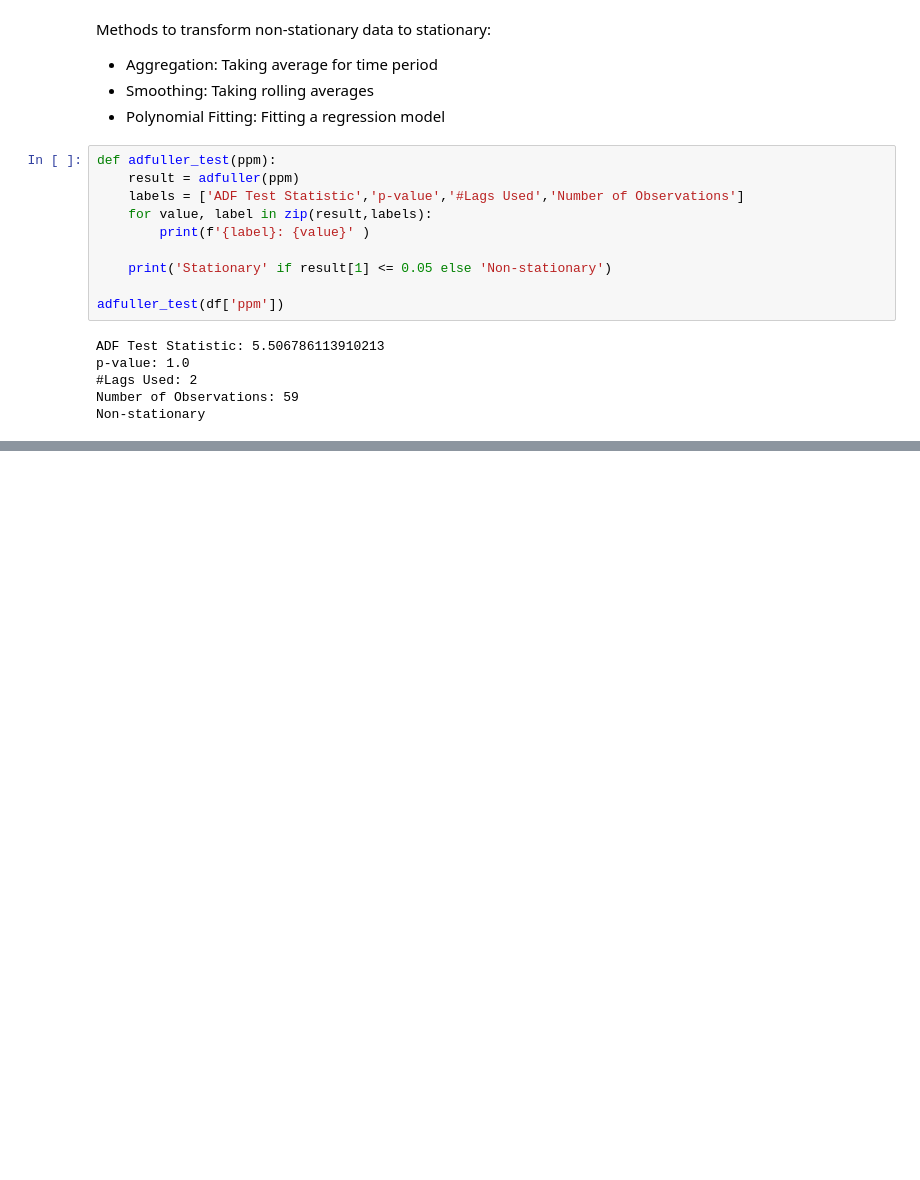
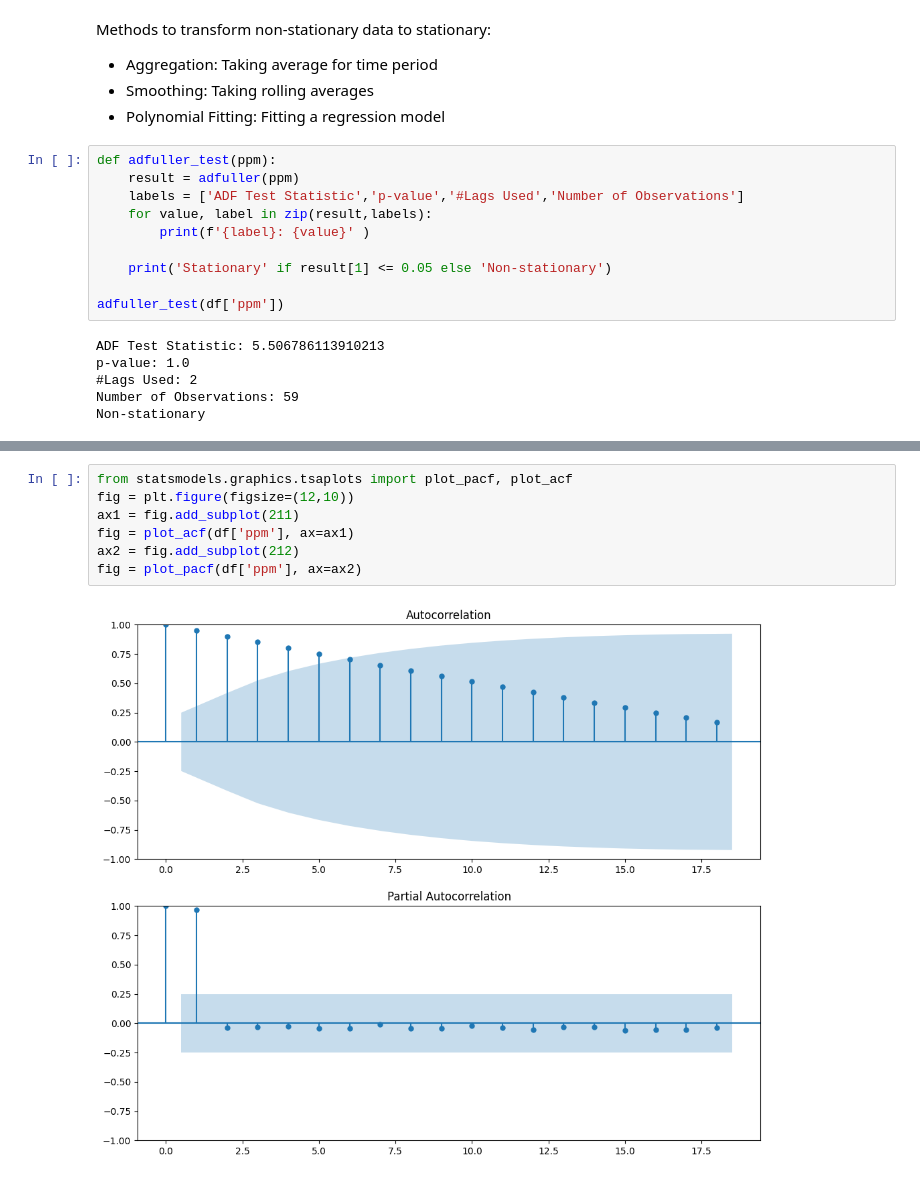
Before and after one commit to akioweh/The-HiMCM, a Jupyter notebook: py/arima.ipynb, the cells around one changed output, grey strips where cells are left out. Saved outputs shown, nothing was run; the diff lists cells and outputs as text; blank space fills up the shorter version.

Commit message:
pacf, acf

```diff
--- a/py/arima.ipynb
+++ b/py/arima.ipynb
@@ -84,3 +110,12 @@ fig = sm.graphics.tsa.plot_acf(df['Seasonal First Difference'].dropna(),lags=40,
+# %%
+from statsmodels.graphics.tsaplots import plot_pacf, plot_acf
+fig = plt.figure(figsize=(12,10))
+ax1 = fig.add_subplot(211)
+fig = plot_acf(df['ppm'], ax=ax1)
+ax2 = fig.add_subplot(212)
+fig = plot_pacf(df['ppm'], ax=ax2)
+# %% [output]
+[figure, added]
 # %%
 from statsmodels.tsa.arima.model import ARIMA
 model=ARIMA(df['ppm'],order=(1,1,1))
```
Also changed, not shown: parts of 9 cells of this notebook.
